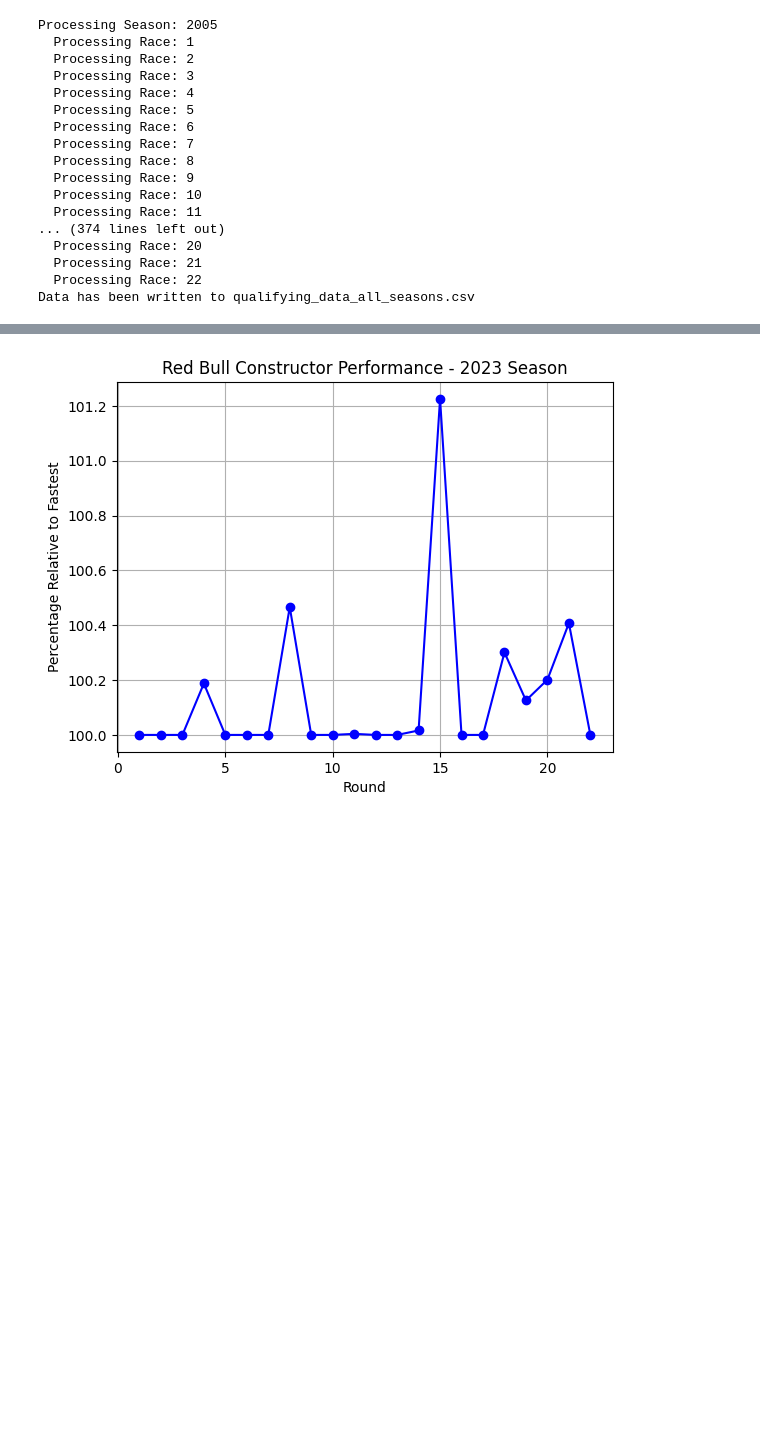
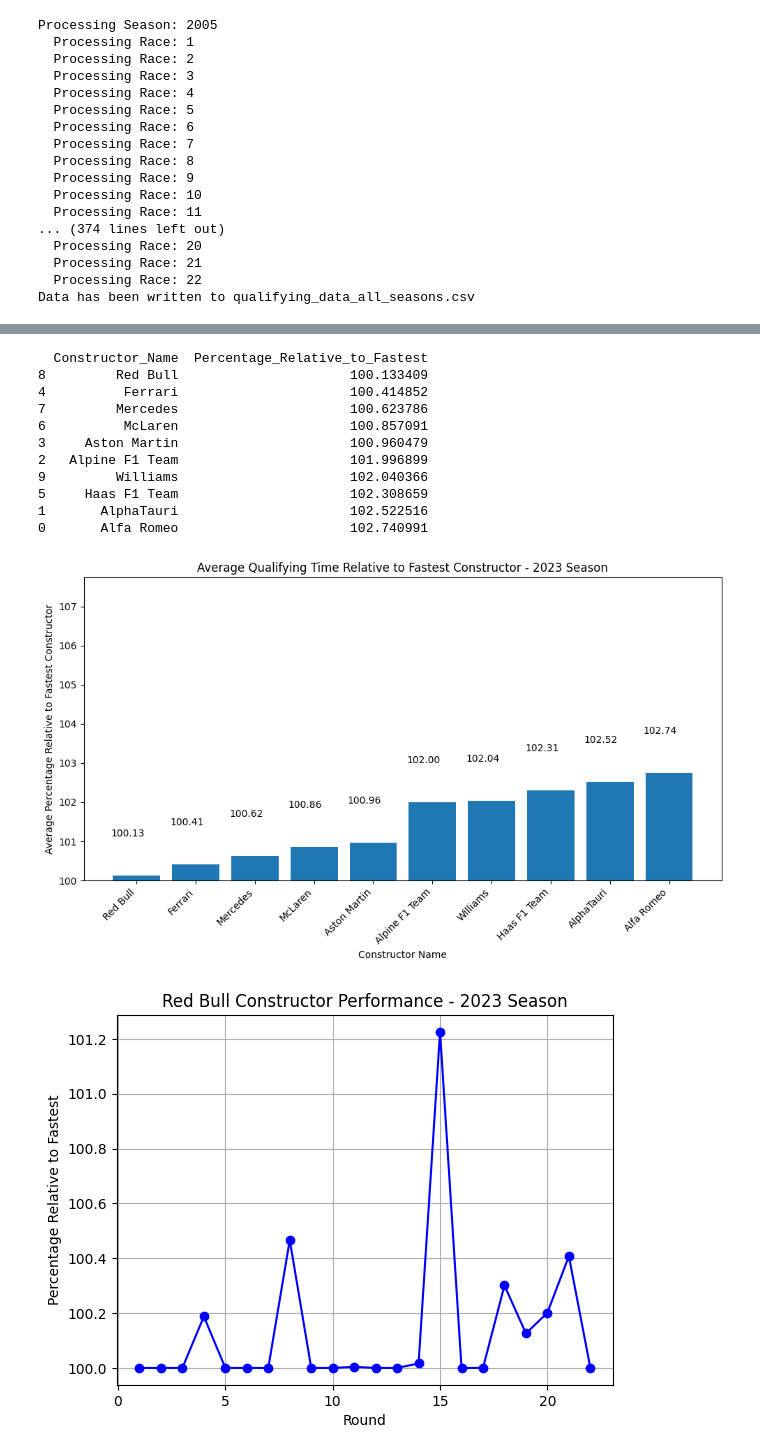
Before and after one commit to GoranBogetic/Podatkovna-rad, a Jupyter notebook: rad.ipynb, the cells around one changed output, grey strips where cells are left out. Drawn from its saved outputs; the diff is of its cells as text; code cells hidden in the pictures; blank space fills up the shorter version.

Commit message:
Added new charts

```diff
--- a/rad.ipynb
+++ b/rad.ipynb
@@ -449,28 +449,20 @@ Data has been written to qualifying_data_all_seasons.csv
 # %%
 import pandas as pd
 
-# Load the CSV file into a pandas DataFrame
 df = pd.read_csv('qualifying_data_all_seasons.csv')
 
-# Filter the DataFrame for Round_No 1 and Season 2023
-filtered_df = df[(df['Round_No'] == 15) & (df['Season'] == 2023)].copy()  # Use .copy() to avoid the warning
+filtered_df = df[(df['Round_No'] == 13) & (df['Season'] == 2023)].copy()
 
-# Convert 'Fastest_Qualifying_Time' to milliseconds
 filtered_df['Fastest_Qualifying_Time'] = pd.to_timedelta(filtered_df['Fastest_Qualifying_Time']).dt.total_seconds() * 1000
 
-# Find the fastest time for the overall fastest constructor
 fastest_time = filtered_df['Fastest_Qualifying_Time'].min()
 
-# Group the data by Constructor_Name and find the minimum Fastest_Qualifying_Time for each constructor
 result_df = filtered_df.groupby('Constructor_Name')['Fastest_Qualifying_Time'].min().reset_index()
 
-# Calculate the percentage for each constructor relative to the fastest constructor
 result_df['Percentage_Relative_to_Fastest'] = (result_df['Fastest_Qualifying_Time'] / fastest_time) * 100
 
-# Sort the DataFrame by the 'Percentage_Relative_to_Fastest' column in ascending order
 result_df = result_df.sort_values(by='Percentage_Relative_to_Fastest')
 
-# Display the result
 print(result_df[['Constructor_Name', 'Fastest_Qualifying_Time', 'Percentage_Relative_to_Fastest']])
 # %% [output]
   Constructor_Name  Fastest_Qualifying_Time  Percentage_Relative_to_Fastest
@@ -542,3 +479,61 @@ print(average_percentage_df)
+# %%
+import pandas as pd
+import matplotlib.pyplot as plt
+
+df = pd.read_csv('qualifying_data_all_seasons.csv')
+
+df_2023 = df[df['Season'] == 2023].copy()
+
+df_2023['Fastest_Qualifying_Time'] = pd.to_timedelta(df_2023['Fastest_Qualifying_Time']).dt.total_seconds() * 1000
+
+average_percentage_data = []
+
+for round_no in df_2023['Round_No'].unique():
+    filtered_df = df_2023[df_2023['Round_No'] == round_no].copy()
+
+    fastest_time = filtered_df['Fastest_Qualifying_Time'].min()
+
+    result_df = filtered_df.groupby('Constructor_Name')['Fastest_Qualifying_Time'].min().reset_index()
+
+    result_df['Percentage_Relative_to_Fastest'] = (result_df['Fastest_Qualifying_Time'] / fastest_time) * 100
+
+    average_percentage_data.append(result_df[['Constructor_Name', 'Percentage_Relative_to_Fastest']])
+
+average_percentage_df = pd.concat(average_percentage_data, ignore_index=True)
+
+average_percentage_df = average_percentage_df.groupby('Constructor_Name')['Percentage_Relative_to_Fastest'].mean().reset_index()
+
+average_percentage_df = average_percentage_df.sort_values(by='Percentage_Relative_to_Fastest')
+
+print(average_percentage_df)
+
+plt.figure(figsize=(10, 6))
+bars = plt.bar(average_percentage_df['Constructor_Name'], average_percentage_df['Percentage_Relative_to_Fastest'])
+plt.xlabel('Constructor Name')
+plt.ylabel('Average Percentage Relative to Fastest Constructor')
+plt.title('Average Qualifying Time Relative to Fastest Constructor - 2023 Season')
+plt.xticks(rotation=45, ha='right')
+
+plt.ylim(100, max(average_percentage_df['Percentage_Relative_to_Fastest']) + 5)
+
+for bar in bars:
+    plt.text(bar.get_x() + bar.get_width() / 2 - 0.15, bar.get_height() + 1, f'{bar.get_height():.2f}', ha='center', color='black')
+
+plt.tight_layout()
+plt.show()
+# %% [output]
+  Constructor_Name  Percentage_Relative_to_Fastest
+8         Red Bull                      100.133409
+4          Ferrari                      100.414852
+7         Mercedes                      100.623786
+6          McLaren                      100.857091
+3     Aston Martin                      100.960479
+2   Alpine F1 Team                      101.996899
+9         Williams                      102.040366
+5     Haas F1 Team                      102.308659
+1       AlphaTauri                      102.522516
+0       Alfa Romeo                      102.740991
+[figure, added]
 # %%
 import pandas as pd
 import matplotlib.pyplot as plt
```
Also changed, not shown: parts of 13 cells of this notebook.
